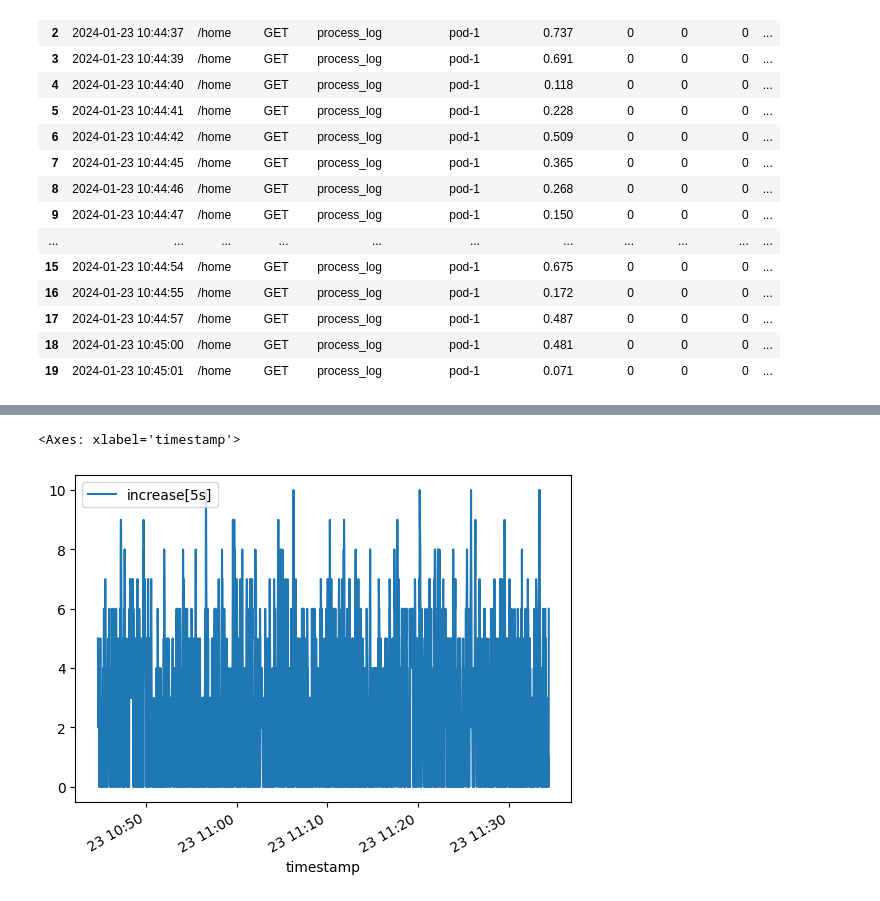
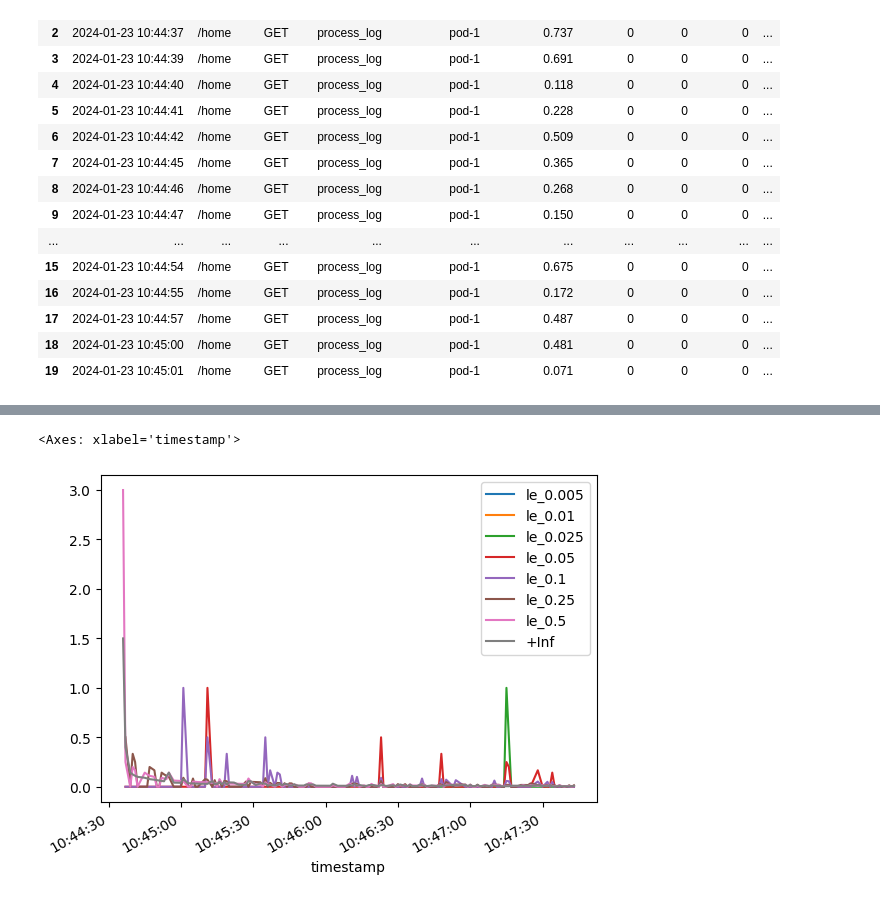
Before and after one commit to vuvietnguyenit/data_analystic, a Jupyter notebook: notebooks/calculate_latency_duration_time.ipynb, the cells around one changed output, grey strips where cells are left out. Cells and saved outputs as stored; diff of their text form; code cells hidden in the pictures.

Commit message:
build formula

```diff
--- a/notebooks/calculate_latency_duration_time.ipynb
+++ b/notebooks/calculate_latency_duration_time.ipynb
@@ -83,2 +163,2 @@ def bucketing(duration_time):
 # %%
-root_df["le"] = root_df["duration_time"].apply(lambda x: bucketing(x))
+root_df["le"] = root_df["duration_time"].apply(lambda x: Formula().bucketing(x))
@@ -154,9 +255,10 @@ columns_change = {
 }
 list_column_select = ["timestamp", "path", "method", "service_name",
                       "controller_pod", "duration_time"] + [bucket for bucket in columns_change.values()]
-df_bin_by_group = df_bin_by_group.rename(columns=columns_change)
-df_bin_by_group = df_bin_by_group[list_column_select]
-df_bin_by_group  # <- Standardlized dataframe
+# df_bin_by_group = df_bin_by_group.rename(columns=columns_change)
+# df_bin_by_group = df_bin_by_group[list_column_select]
+# df_bin_by_group  # <- Standardlized dataframe
+df_bin_by_group = Formula().rename_columns(dataframe=df_bin_by_group)
 # %% [output]
 |  | timestamp | path | method | service_name | controller_pod | duration_time | le_0.005 | le_0.01 | le_0.025 | ... |
 | 0 | 2024-01-23 10:44:35 | /home | GET | process_log | pod-1 | 0.569 | 0 | 0 | 0 | ... |
@@ -307,28 +366,0 @@ See the caveats in the documentation: https://pandas.pydata.org/pandas-docs/stab
-# %%
-# Implement increase()
-def increase(row, time_vector: int, columns_name: str, delta_second_limit: int = 5):
-    try:
-        ty = row['delta_T']
-        tx = ty - time_vector
-        if tx < 0:
-            return np.NaN
-        # Query in dataset
-        # Formula: increase[time_vector] = y - x
-        x = df_group_1.query("delta_T == @tx")[columns_name].to_list()
-        if not x:
-            for number_second in range(1, delta_second_limit):
-                tx = tx - number_second
-                x = df_group_1.query("delta_T == @tx")[columns_name].to_list()
-                if x:
-                    break
-            x = [np.NaN]
-
-        y = df_group_1.query("delta_T == @ty")[columns_name].to_list()
-        return y[0] - x[0]
-    except Exception as ex:
-        print(ex)
-
-
-df_group_1['increase[5s]'] = df_group_1.apply(
-    lambda x: increase(x, time_vector=5, columns_name="le_0.5"), axis=1)  # type: ignore
-df_group_1
@@ -374,6 +366,0 @@ df_group_1[0:30][["timestamp", "path", "service_name", "controller_pod", "durati
-# %%
-
-df_group_1[["timestamp", "path", "service_name", "controller_pod", "duration_time", "le_0.5", "increase[5s]"]].plot(kind="line", x="timestamp", y="increase[5s]")
-# %% [output]
-<Axes: xlabel='timestamp'>
-[figure, removed]
@@ -388,0 +367,5 @@ def rate(time_vector: int):
+# %%
+Formula().cal_increment_rate(dataframe=df_group_1, list_column_select=list(columns_change.values()))[0:150].plot(kind="line", x="timestamp")
+# %% [output]
+<Axes: xlabel='timestamp'>
+[figure, added]
```
Also changed, not shown: parts of 17 cells of this notebook.
